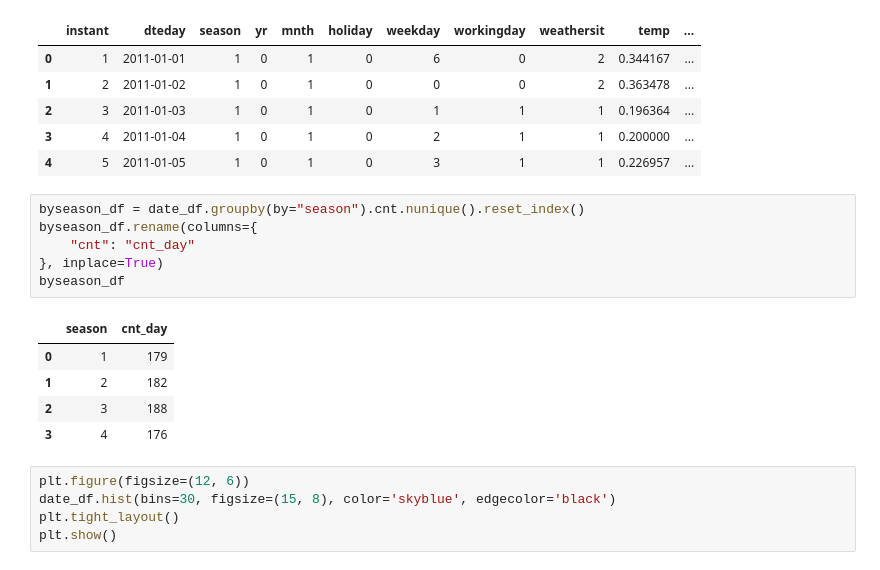
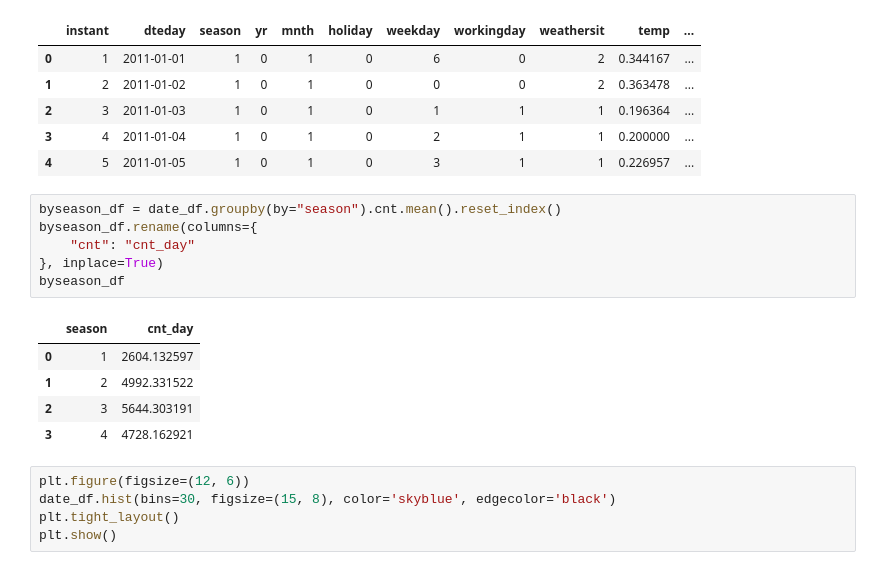
Before and after one commit to rianadwi25/bike-sharing, a Jupyter notebook: notebook.ipynb, the cells around one changed output. Drawn from its saved outputs; the diff is of its cells as text.

```diff
--- a/notebook.ipynb
+++ b/notebook.ipynb
@@ -408,17 +408,17 @@ time_df.head()
 | 3 | 4 | 2011-01-04 | 1 | 0 | 1 | 0 | 2 | 1 | 1 | 0.200000 | ... |
 | 4 | 5 | 2011-01-05 | 1 | 0 | 1 | 0 | 3 | 1 | 1 | 0.226957 | ... |
 # %%
-byseason_df = date_df.groupby(by="season").cnt.nunique().reset_index()
+byseason_df = date_df.groupby(by="season").cnt.mean().reset_index()
 byseason_df.rename(columns={
     "cnt": "cnt_day"
 }, inplace=True)
 byseason_df
 # %% [output]
 |  | season | cnt_day |
-| 0 | 1 | 179 |
-| 1 | 2 | 182 |
-| 2 | 3 | 188 |
-| 3 | 4 | 176 |
+| 0 | 1 | 2604.132597 |
+| 1 | 2 | 4992.331522 |
+| 2 | 3 | 5644.303191 |
+| 3 | 4 | 4728.162921 |
 # %%
 plt.figure(figsize=(12, 6))
 date_df.hist(bins=30, figsize=(15, 8), color='skyblue', edgecolor='black')
```
Also changed, not shown: parts of 5 cells of this notebook, 2 other files.
